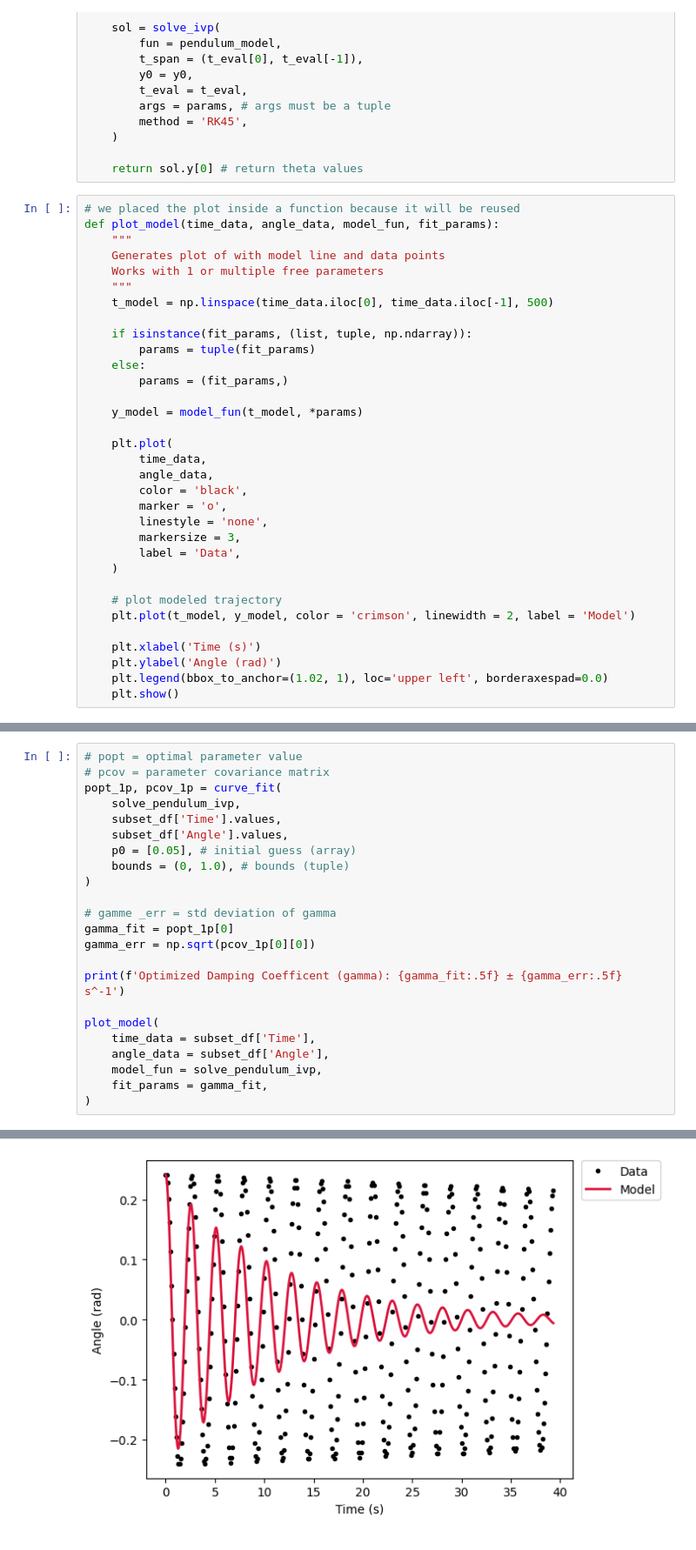
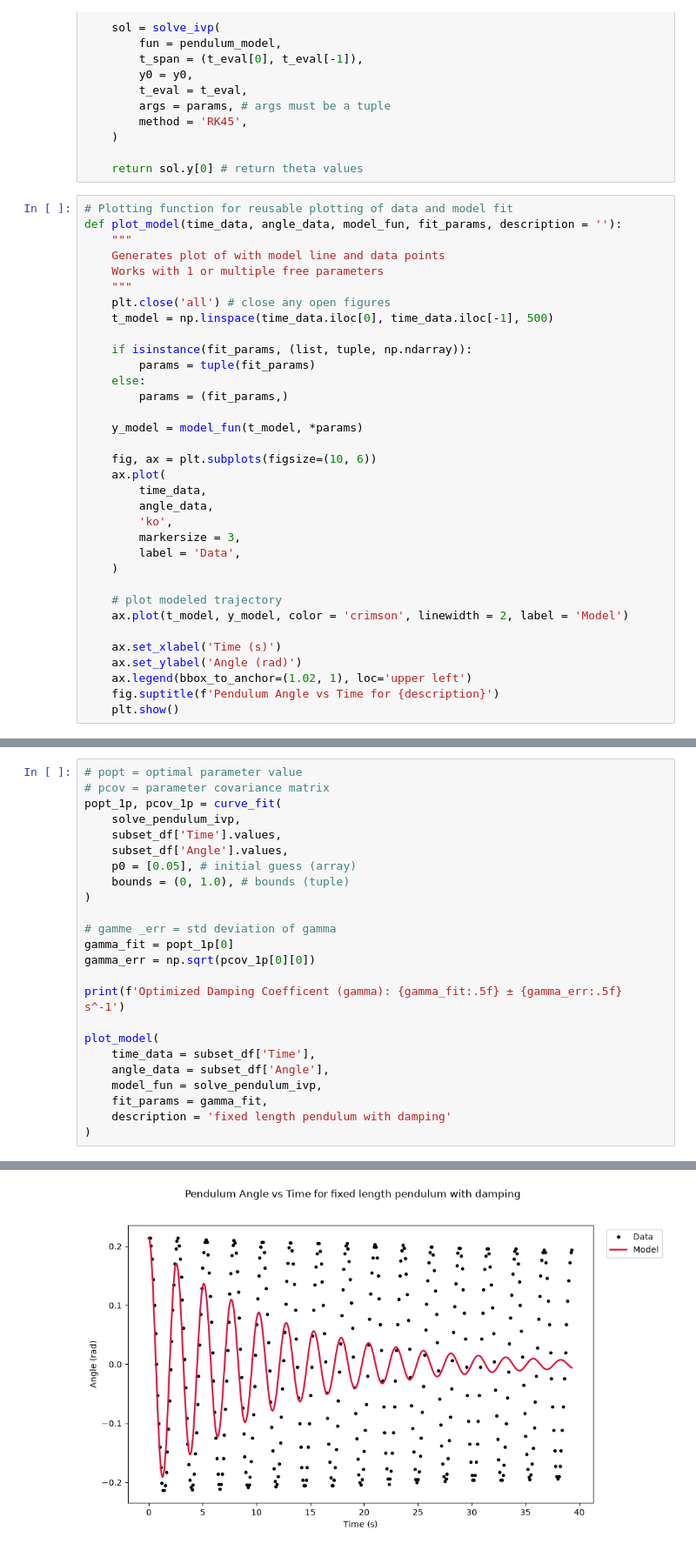
Before and after one commit to sergeydutt/06-623_Project, a Jupyter notebook: Project_PoC.ipynb, the cells around one changed output, grey strips where cells are left out. Shown at 87% size. Cells and saved outputs as stored; diff of their text form.

```diff
--- a/Project_PoC.ipynb
+++ b/Project_PoC.ipynb
@@ -149,12 +129,13 @@ def solve_pendulum_ivp(t_eval, *params):
 
     return sol.y[0] # return theta values
 # %%
-# we placed the plot inside a function because it will be reused
-def plot_model(time_data, angle_data, model_fun, fit_params):
+# Plotting function for reusable plotting of data and model fit
+def plot_model(time_data, angle_data, model_fun, fit_params, description = ''):
     """
     Generates plot of with model line and data points
     Works with 1 or multiple free parameters
     """
+    plt.close('all') # close any open figures
     t_model = np.linspace(time_data.iloc[0], time_data.iloc[-1], 500)
 
     if isinstance(fit_params, (list, tuple, np.ndarray)):
@@ -164,20 +145,20 @@ def plot_model(time_data, angle_data, model_fun, fit_params):
 
     y_model = model_fun(t_model, *params)
 
-    plt.plot(
+    fig, ax = plt.subplots(figsize=(10, 6))
+    ax.plot(
         time_data,
         angle_data,
-        color = 'black',
-        marker = 'o',
-        linestyle = 'none',
+        'ko',
         markersize = 3,
         label = 'Data',
     )
 
     # plot modeled trajectory
-    plt.plot(t_model, y_model, color = 'crimson', linewidth = 2, label = 'Model')
+    ax.plot(t_model, y_model, color = 'crimson', linewidth = 2, label = 'Model')
 
-    plt.xlabel('Time (s)')
-    plt.ylabel('Angle (rad)')
-    plt.legend(bbox_to_anchor=(1.02, 1), loc='upper left', borderaxespad=0.0)
+    ax.set_xlabel('Time (s)')
+    ax.set_ylabel('Angle (rad)')
+    ax.legend(bbox_to_anchor=(1.02, 1), loc='upper left')
+    fig.suptitle(f'Pendulum Angle vs Time for {description}')
     plt.show()
@@ -203,5 +186,6 @@ plot_model(
     angle_data = subset_df['Angle'],
     model_fun = solve_pendulum_ivp,
     fit_params = gamma_fit,
+    description = 'fixed length pendulum with damping'
 )
 # %% [output]
@@ -209 +193 @@ Optimized Damping Coefficent (gamma): 0.17660 ± 0.02786 s^-1
-[figure, old version]
+[figure, new version]
```
Also changed, not shown: parts of 29 cells of this notebook, 1 other file.
